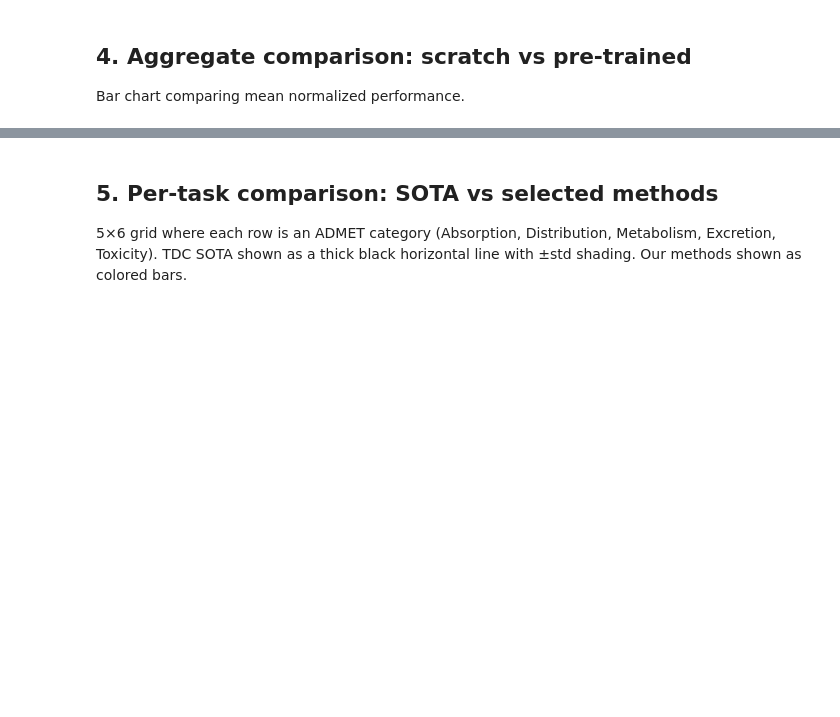
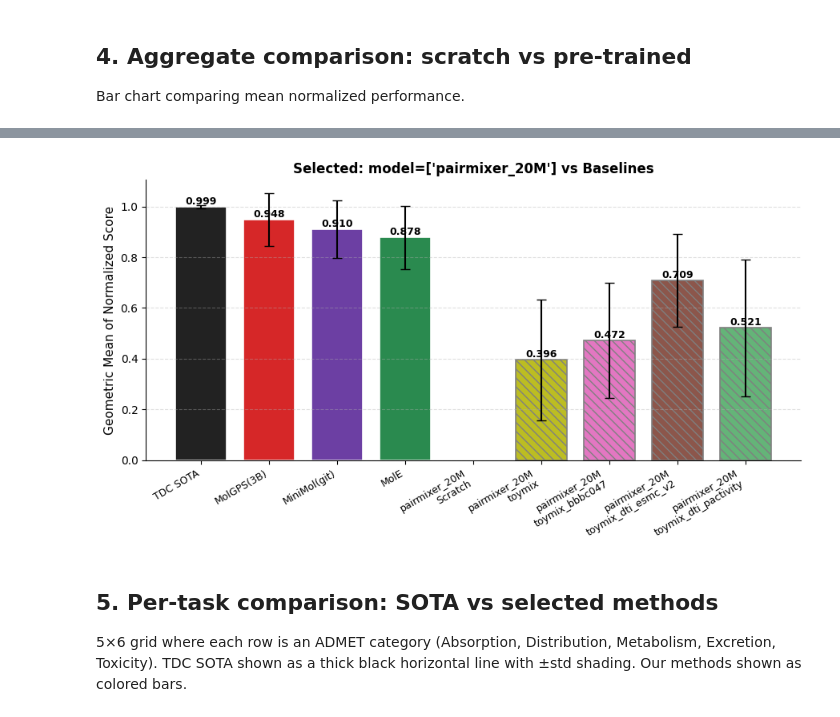
Before and after one commit to seonghyun26/graphium, a Jupyter notebook: notebooks/00_results_dashboard.ipynb, the cells around one changed output, grey strips where cells are left out. Cells and saved outputs as stored; diff of their text form; code cells hidden in the pictures; blank space fills up the shorter version.

```diff
--- a/notebooks/00_results_dashboard.ipynb
+++ b/notebooks/00_results_dashboard.ipynb
@@ -504,0 +624,74 @@ else:
+# %%
+# === Filtered view: reuse geomean from the previous cell ===
+# Each field accepts: None (keep all), a single string, or a list of strings.
+# SELECTED_MODEL = 'gpspp_800M'
+# SELECTED_METHOD = ['scratch', 'largemix', 'toymix','toymix_dti_esmc_v2', 'toymix_bbbc047', 'toymix_lpm24']
+SELECTED_MODEL = ['pairmixer_20M']
+SELECTED_METHOD = ['scratch', 'Scratch', 'toymix', 'toymix_dti_esmc_v2', 'toymix_bbbc047', 'toymix_dti_pactivity']
+
+def _as_list(x):
+    if x is None:
+        return None
+    return [x] if isinstance(x, str) else list(x)
+
+_models = _as_list(SELECTED_MODEL)
+_methods = _as_list(SELECTED_METHOD)
+
+baseline_names = [name for name, _, _ in BASELINES]
+baseline_colors = {name: color for name, _, color in BASELINES}
+
+# Pick rows from the previously computed gmean_table: always keep baselines,
+# filter (model, method) pairs by the selections above.
+keep = []
+for (model, method) in gmean_table.index:
+    if model in baseline_names:
+        keep.append(True)
+        continue
+    if _models is not None and model not in _models:
+        keep.append(False); continue
+    if _methods is not None and method not in _methods:
+        keep.append(False); continue
+    keep.append(True)
+sel_table = gmean_table[keep]
+
+print(f"Selected: model={SELECTED_MODEL!r}, method={SELECTED_METHOD!r}")
+print(sel_table.to_string(float_format=lambda v: f'{v:.4f}'))
+
+# Plot: baselines first (solid color), then selected method bars (hatched by family)
+labels, values, stds, colors, hatches = [], [], [], [], []
+for (model, method), row in sel_table.iterrows():
+    if model in baseline_names:
+        labels.append(model)
+        colors.append(baseline_colors[model])
+        hatches.append('')
+    else:
+        labels.append(f'{model}\n{method}')
+        colors.append(METHOD_COLORS.get(method, '#466eff'))
+        fam = infer_model_family(model)
+        hatches.append({'GPS++': '', 'Pairformer': '///', 'PairMixer': '\\\\\\'}.get(fam, 'xx'))
+    values.append(row['geomean'])
+    stds.append(row['std'])
+
+fig, ax = plt.subplots(figsize=(max(6, len(labels) * 1.0), 5))
+x = np.arange(len(labels))
+for i in range(len(labels)):
+    ax.bar(x[i], values[i], yerr=stds[i], color=colors[i], hatch=hatches[i],
+           edgecolor='white' if not hatches[i] else 'grey',
+           capsize=4, linewidth=1.2, width=0.75)
+    if not np.isnan(values[i]):
+        ax.text(x[i], values[i], f'{values[i]:.3f}', ha='center', va='bottom',
+                fontsize=9, fontweight='bold')
+
+ax.set_xticks(x)
+ax.set_xticklabels(labels, rotation=30, ha='right', fontsize=9)
+ax.set_ylabel('Geometric Mean of Normalized Score', fontsize=11)
+ax.set_title(
+    f'Selected: model={SELECTED_MODEL} vs Baselines',
+    fontsize=12, fontweight='bold',
+)
+ax.spines['top'].set_visible(False)
+ax.spines['right'].set_visible(False)
+ax.grid(True, axis='y', ls='--', alpha=0.4)
+plt.tight_layout()
+plt.show()
+# %% [output]
@@ -505,3 +710,4 @@ else:
+[figure, added]
 # %% [markdown]
 ## 5. Per-task comparison: SOTA vs selected methods
 
```
Also changed, not shown: parts of 10 cells of this notebook, 53 other files.
